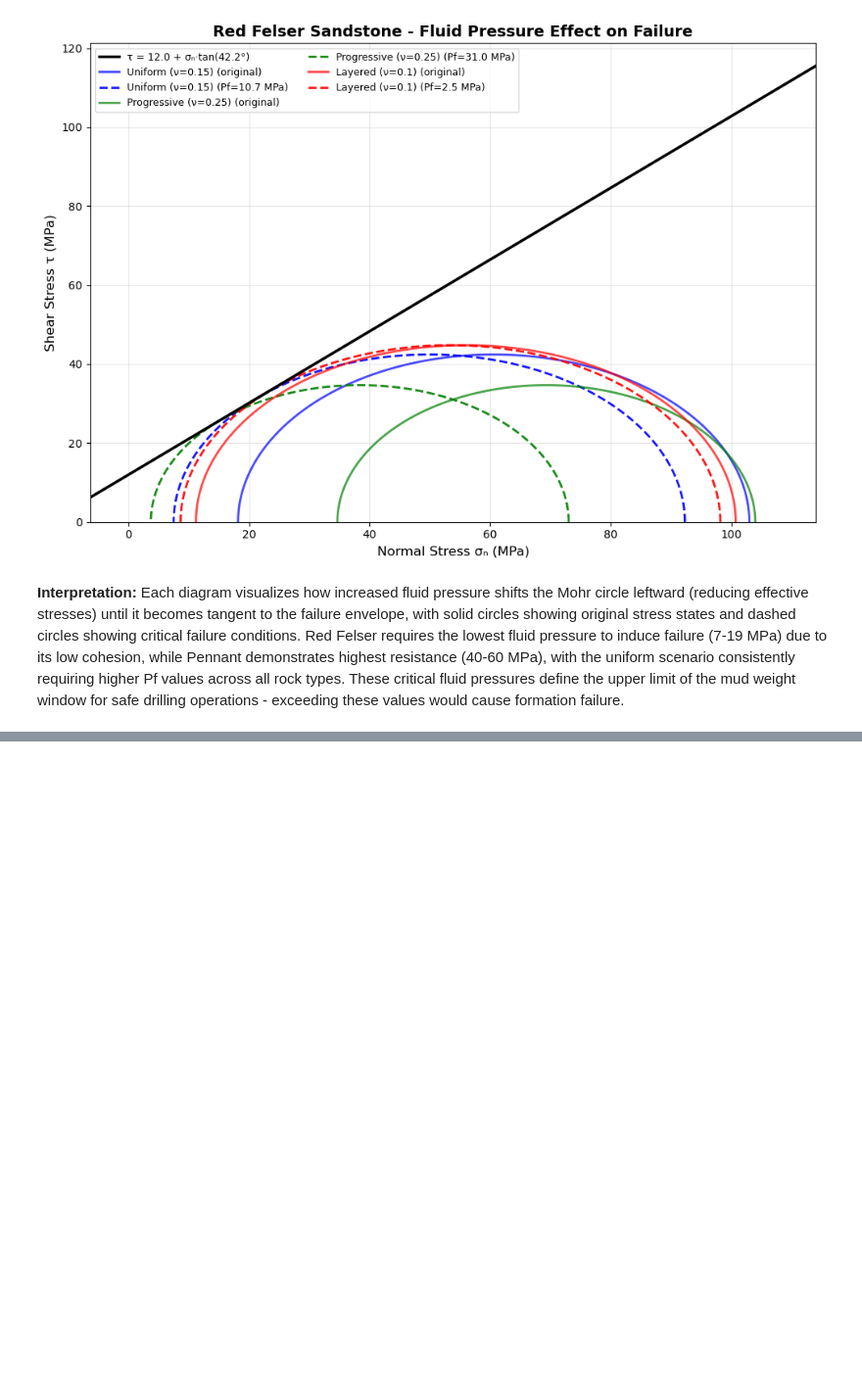
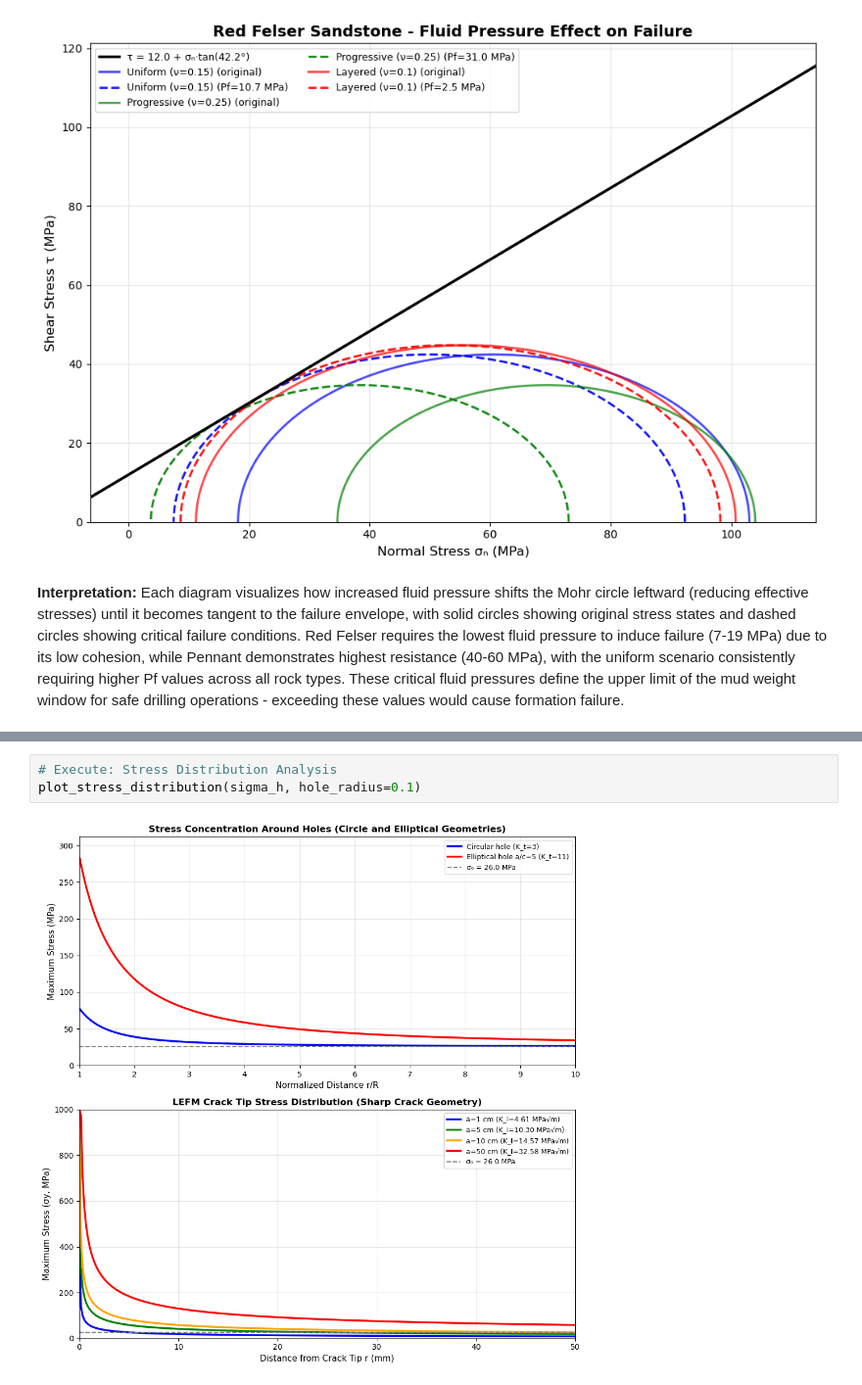
Before and after one commit to nandanajihha/Geomechanics-Q3, a Jupyter notebook: Exercise Geomechanics and Structural Geology (Feb 2026).ipynb, the cells around one changed output, grey strips where cells are left out. Shown at 98% size. Drawn from its saved outputs; the diff is of its cells as text; blank space fills up the shorter version.

```diff
--- a/Exercise Geomechanics and Structural Geology (Feb 2026).ipynb
+++ b/Exercise Geomechanics and Structural Geology (Feb 2026).ipynb
@@ -1324,0 +1565,5 @@ Layered (ν=0.1)           σ₁(total)=  100.75  σ₃(total)=   11.19  Pf=
+# %%
+# Execute: Stress Distribution Analysis
+plot_stress_distribution(sigma_h, hole_radius=0.1)
+# %% [output]
+[figure, added]
```
Also changed, not shown: parts of 6 cells of this notebook.
